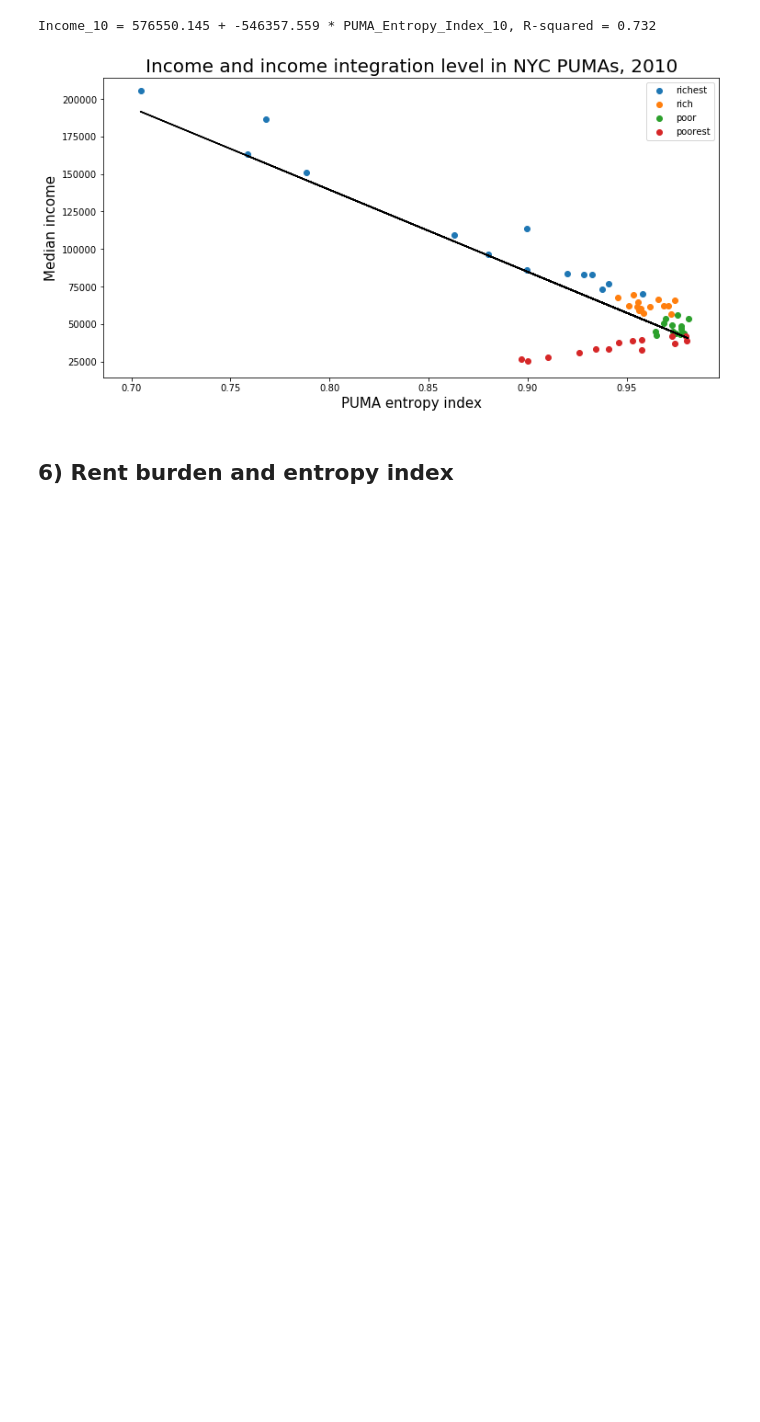
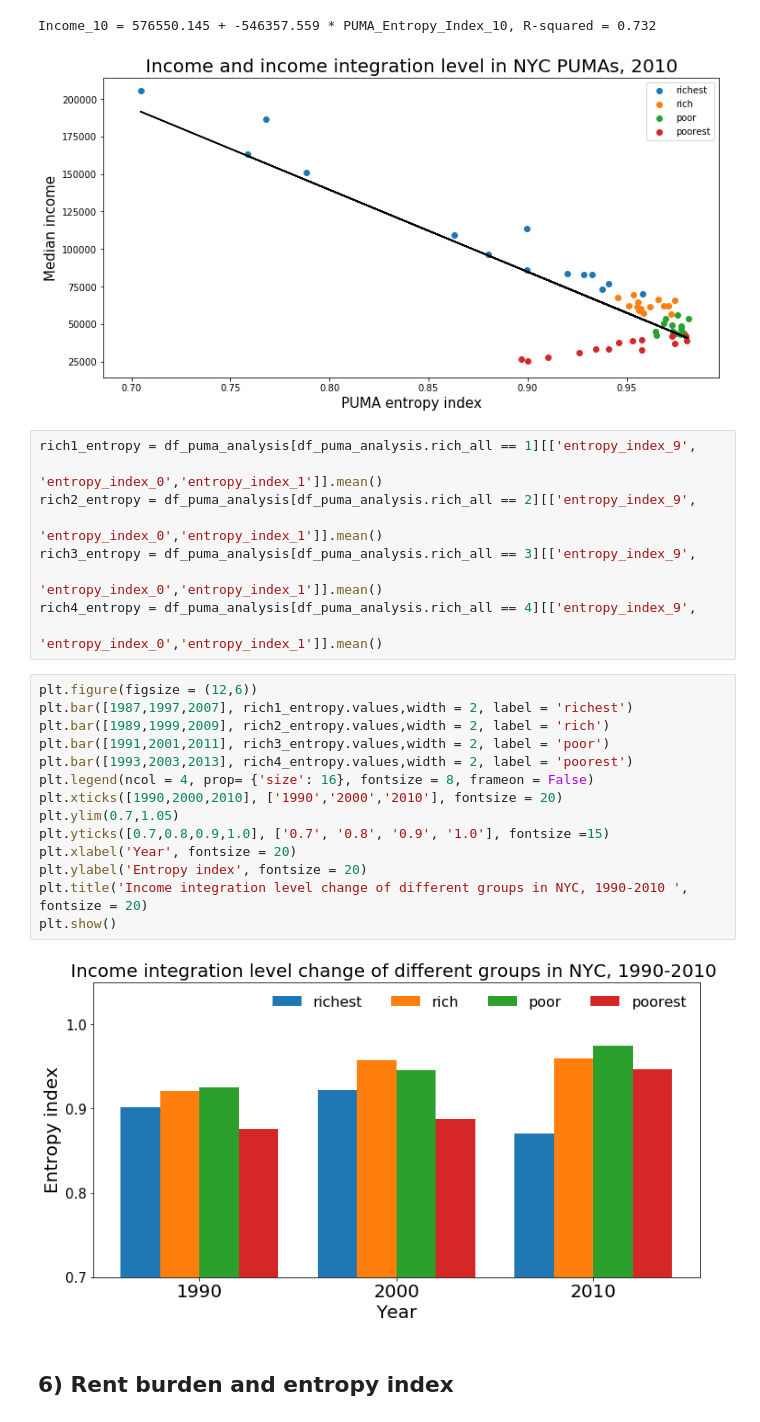
Before and after one commit to picniclin/NYC_yl5240, a Jupyter notebook: NYC_housing_and_income.ipynb, the cells around one changed output. Saved outputs shown, nothing was run; the diff lists cells and outputs as text; blank space fills up the shorter version.

```diff
--- a/NYC_housing_and_income.ipynb
+++ b/NYC_housing_and_income.ipynb
@@ -1346,6 +1360,31 @@ print('Income_10 = {} + {} * PUMA_Entropy_Index_10, R-squared = {}'.format(\
 # %% [output]
 Income_10 = 576550.145 + -546357.559 * PUMA_Entropy_Index_10, R-squared = 0.732
 [figure]
+# %%
+rich1_entropy = df_puma_analysis[df_puma_analysis.rich_all == 1][['entropy_index_9',
+                                                                  'entropy_index_0','entropy_index_1']].mean()
+rich2_entropy = df_puma_analysis[df_puma_analysis.rich_all == 2][['entropy_index_9',
+                                                  'entropy_index_0','entropy_index_1']].mean()
+rich3_entropy = df_puma_analysis[df_puma_analysis.rich_all == 3][['entropy_index_9',
+                                                  'entropy_index_0','entropy_index_1']].mean()
+rich4_entropy = df_puma_analysis[df_puma_analysis.rich_all == 4][['entropy_index_9',
+                                                  'entropy_index_0','entropy_index_1']].mean()
+# %%
+plt.figure(figsize = (12,6))
+plt.bar([1987,1997,2007], rich1_entropy.values,width = 2, label = 'richest')
+plt.bar([1989,1999,2009], rich2_entropy.values,width = 2, label = 'rich')
+plt.bar([1991,2001,2011], rich3_entropy.values,width = 2, label = 'poor')
+plt.bar([1993,2003,2013], rich4_entropy.values,width = 2, label = 'poorest')
+plt.legend(ncol = 4, prop= {'size': 16}, fontsize = 8, frameon = False)
+plt.xticks([1990,2000,2010], ['1990','2000','2010'], fontsize = 20)
+plt.ylim(0.7,1.05)
+plt.yticks([0.7,0.8,0.9,1.0], ['0.7', '0.8', '0.9', '1.0'], fontsize =15)
+plt.xlabel('Year', fontsize = 20)
+plt.ylabel('Entropy index', fontsize = 20)
+plt.title('Income integration level change of different groups in NYC, 1990-2010 ', fontsize = 20)
+plt.show()
+# %% [output]
+[figure, added]
 # %% [markdown]
 ## 6) Rent burden and entropy index
 # %% [markdown]
```
Also changed, not shown: parts of 3 cells of this notebook.
